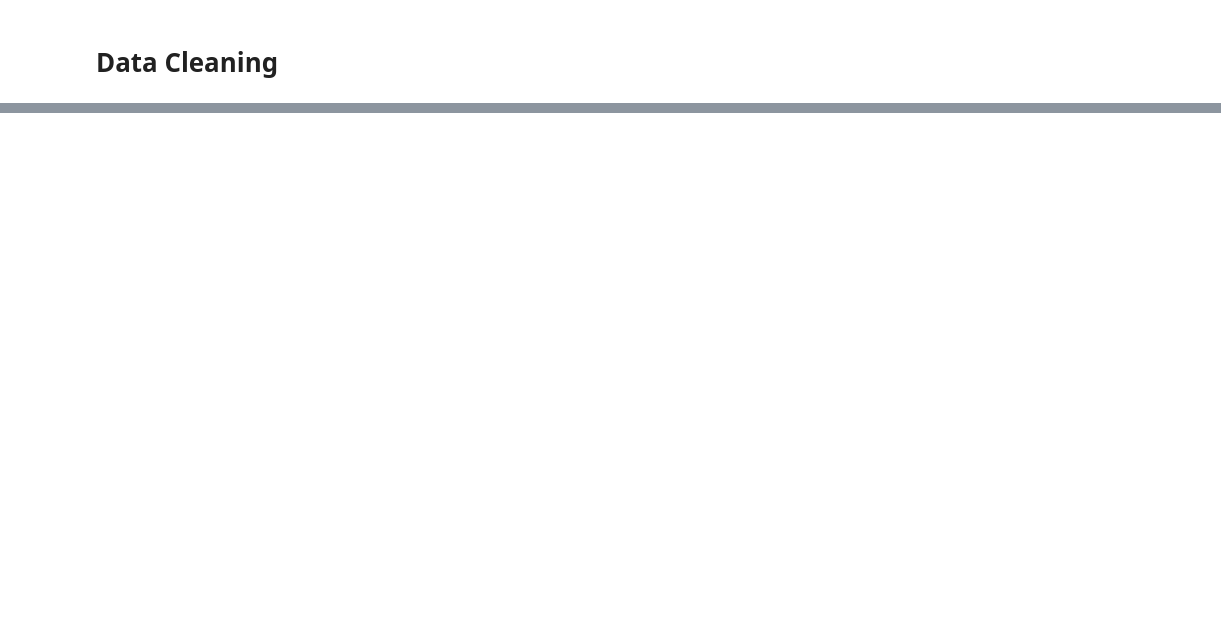
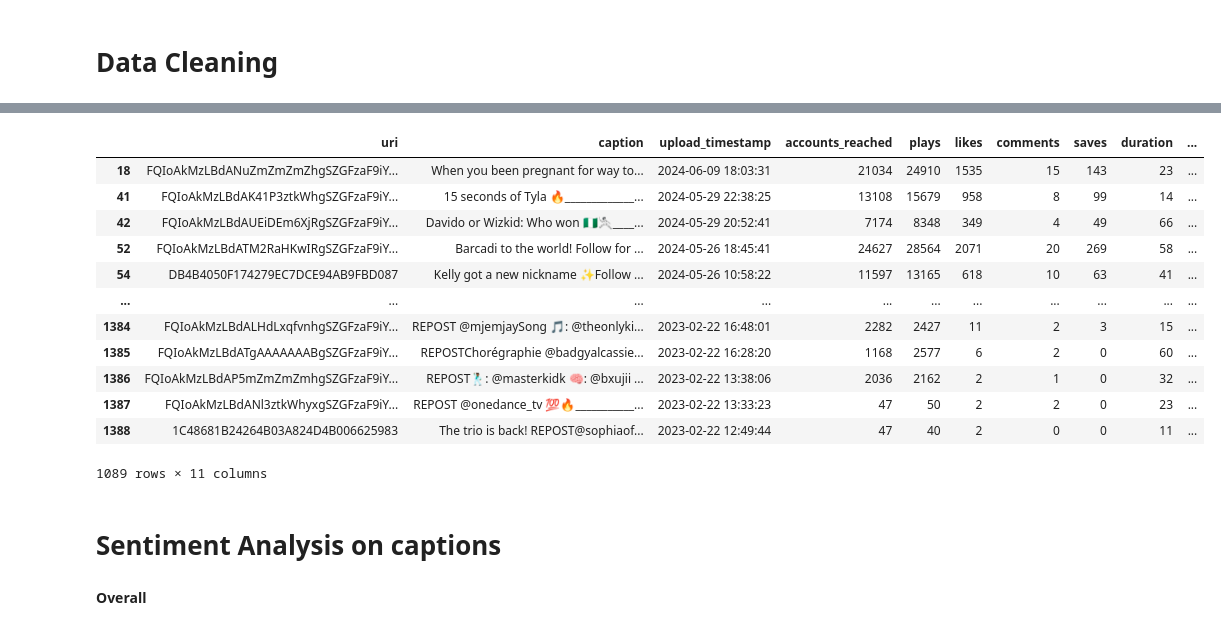
Before and after one commit to tedjkamau/dancevibedaily, a Jupyter notebook: Dancevibe.ipynb, the cells around one changed output, grey strips where cells are left out. Cells and saved outputs as stored; diff of their text form; code cells hidden in the pictures; blank space fills up the shorter version.

```diff
--- a/Dancevibe.ipynb
+++ b/Dancevibe.ipynb
@@ -378,0 +349,74 @@ print(df)
+# %%
+with open(reels) as f:
+    data = json.load(f)
+
+
+# Adjusting the extraction to handle cases where some keys might be missing
+def extract_data(data):
+    extracted_data = []
+    for item in data['organic_insights_reels']:
+        uri  = item['media_map_data'].get('Media thumbnail', {}).get('uri','N/A')
+        uri = uri.split('/')[-1]
+        uri = uri.split('_')[0]
+        caption = item["string_map_data"].get("Caption", {}).get("value", "N/A")
+        #In the captions there will be emojis need to process this
+        caption = caption.encode('latin1').decode('utf8')
+        #need to process \n
+        caption = caption.replace('\n','')
+        upload_timestamp = item["string_map_data"].get("Upload timestamp", {}).get("timestamp", "N/A")
+        accounts_reached = item["string_map_data"].get("Accounts reached", {}).get("value", "N/A")
+        plays = item["string_map_data"].get("Instagram plays", {}).get("value", "N/A")
+        likes = item["string_map_data"].get("Instagram likes", {}).get("value", "N/A")
+        comments = item["string_map_data"].get("Instagram comments", {}).get("value", "N/A")
+        saves = item["string_map_data"].get("Instagram saves", {}).get("value", "N/A")
+        duration = item["string_map_data"].get("Duration", {}).get("value", "N/A")
+        facebook_play = item["string_map_data"].get("Facebook play count",{}).get("value","N/A")
+        facebook_likes = item['string_map_data'].get('Facebook likes',{}).get('value','N/A')
+
+        # Extract music genre if available
+        music_genre = "N/A"
+        media_metadata = item["media_map_data"]["Media thumbnail"].get("media_metadata", {})
+        if "video_metadata" in media_metadata and "music_genre" in media_metadata["video_metadata"]:
+            music_genre = media_metadata["video_metadata"]["music_genre"]
+
+
+        extracted_data.append({
+            'uri': uri,
+            "caption": caption,
+            "upload_timestamp": upload_timestamp,
+            "accounts_reached": accounts_reached,
+            "plays": plays,
+            "likes": likes,
+            "comments": comments,
+            "saves": saves,
+            "duration": duration,
+            "facebook_play": facebook_play,
+            "facebook_likes": facebook_likes
+        })
+
+    return extracted_data
+
+extracted_data = extract_data(data)
+
+# Create a DataFrame
+metric = pd.DataFrame(extracted_data)
+
+metric['upload_timestamp'] = pd.to_datetime(metric['upload_timestamp'], unit='s')
+
+metric[metric['facebook_play'] != 'N/A']
+
+# metric.to_csv('C:/Users/tedjo/Downloads/reels_data.csv', index=False)
+# %% [output]
+|  | uri | caption | upload_timestamp | accounts_reached | plays | likes | comments | saves | duration | ... |
+| 18 | FQIoAkMzLBdANuZmZmZmZhgSZGFzaF9iY... | When you been pregnant for way to... | 2024-06-09 18:03:31 | 21034 | 24910 | 1535 | 15 | 143 | 23 | ... |
+| 41 | FQIoAkMzLBdAK41P3ztkWhgSZGFzaF9iY... | 15 seconds of Tyla 🔥_____________... | 2024-05-29 22:38:25 | 13108 | 15679 | 958 | 8 | 99 | 14 | ... |
+| 42 | FQIoAkMzLBdAUEiDEm6XjRgSZGFzaF9iY... | Davido or Wizkid: Who won 🇳🇬🤺____... | 2024-05-29 20:52:41 | 7174 | 8348 | 349 | 4 | 49 | 66 | ... |
+| 52 | FQIoAkMzLBdATM2RaHKwIRgSZGFzaF9iY... | Barcadi to the world! Follow for ... | 2024-05-26 18:45:41 | 24627 | 28564 | 2071 | 20 | 269 | 58 | ... |
+| 54 | DB4B4050F174279EC7DCE94AB9FBD087 | Kelly got a new nickname ✨Follow ... | 2024-05-26 10:58:22 | 11597 | 13165 | 618 | 10 | 63 | 41 | ... |
+| ... | ... | ... | ... | ... | ... | ... | ... | ... | ... | ... |
+| 1384 | FQIoAkMzLBdALHdLxqfvnhgSZGFzaF9iY... | REPOST @mjemjaySong 🎵: @theonlyki... | 2023-02-22 16:48:01 | 2282 | 2427 | 11 | 2 | 3 | 15 | ... |
+| 1385 | FQIoAkMzLBdATgAAAAAAABgSZGFzaF9iY... | REPOSTChorégraphie @badgyalcassie... | 2023-02-22 16:28:20 | 1168 | 2577 | 6 | 2 | 0 | 60 | ... |
+| 1386 | FQIoAkMzLBdAP5mZmZmZmhgSZGFzaF9iY... | REPOST🕺🏾: @masterkidk 🧠: @bxujii ... | 2023-02-22 13:38:06 | 2036 | 2162 | 2 | 1 | 0 | 32 | ... |
+| 1387 | FQIoAkMzLBdANl3ztkWhyxgSZGFzaF9iY... | REPOST @onedance_tv 💯🔥___________... | 2023-02-22 13:33:23 | 47 | 50 | 2 | 2 | 0 | 23 | ... |
+| 1388 | 1C48681B24264B03A824D4B006625983 | The trio is back! REPOST@sophiaof... | 2023-02-22 12:49:44 | 47 | 40 | 2 | 0 | 0 | 11 | ... |
+1089 rows × 11 columns
@@ -378,0 +426,4 @@ print(df)
+# %% [markdown]
+# Sentiment Analysis on captions
+# %% [markdown]
+**Overall**
```
Also changed, not shown: parts of 19 cells of this notebook, 1 other file.
